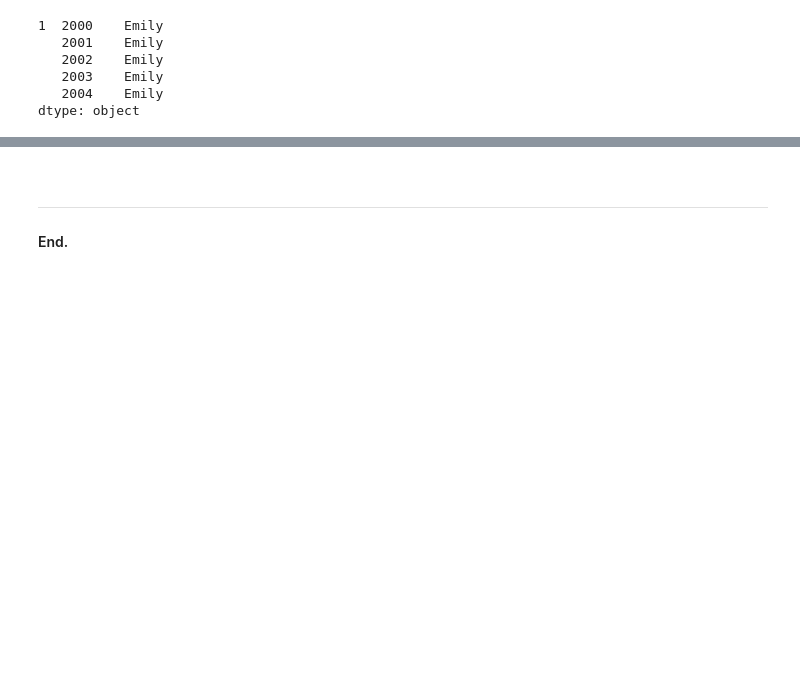
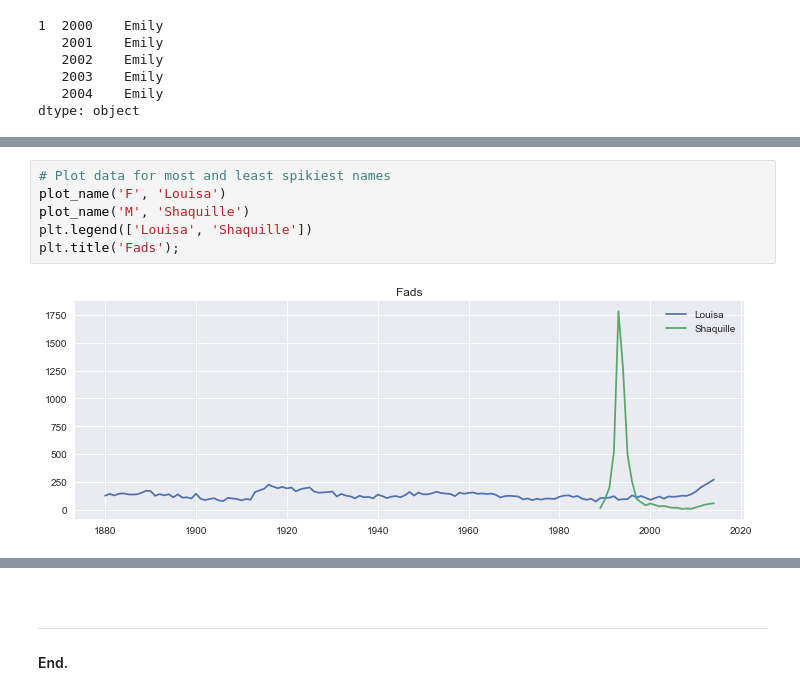
Before and after one commit to olgarozhdestvina/Data-Science-and-Machine-Learning, a Jupyter notebook: Data analytics/Baby names.ipynb, the cells around one changed output, grey strips where cells are left out. Saved outputs shown, nothing was run; the diff lists cells and outputs as text; blank space fills up the shorter version.

Commit message:
Found and plotted fads from the data set by computing their spikyness

```diff
--- a/Data analytics/Baby names.ipynb
+++ b/Data analytics/Baby names.ipynb
@@ -366,0 +436,8 @@ plt.legend(top6);
+# %%
+# Plot data for most and least spikiest names
+plot_name('F', 'Louisa')
+plot_name('M', 'Shaquille')
+plt.legend(['Louisa', 'Shaquille'])
+plt.title('Fads');
+# %% [output]
+[figure, added]
```
Also changed, not shown: parts of 15 cells of this notebook.
